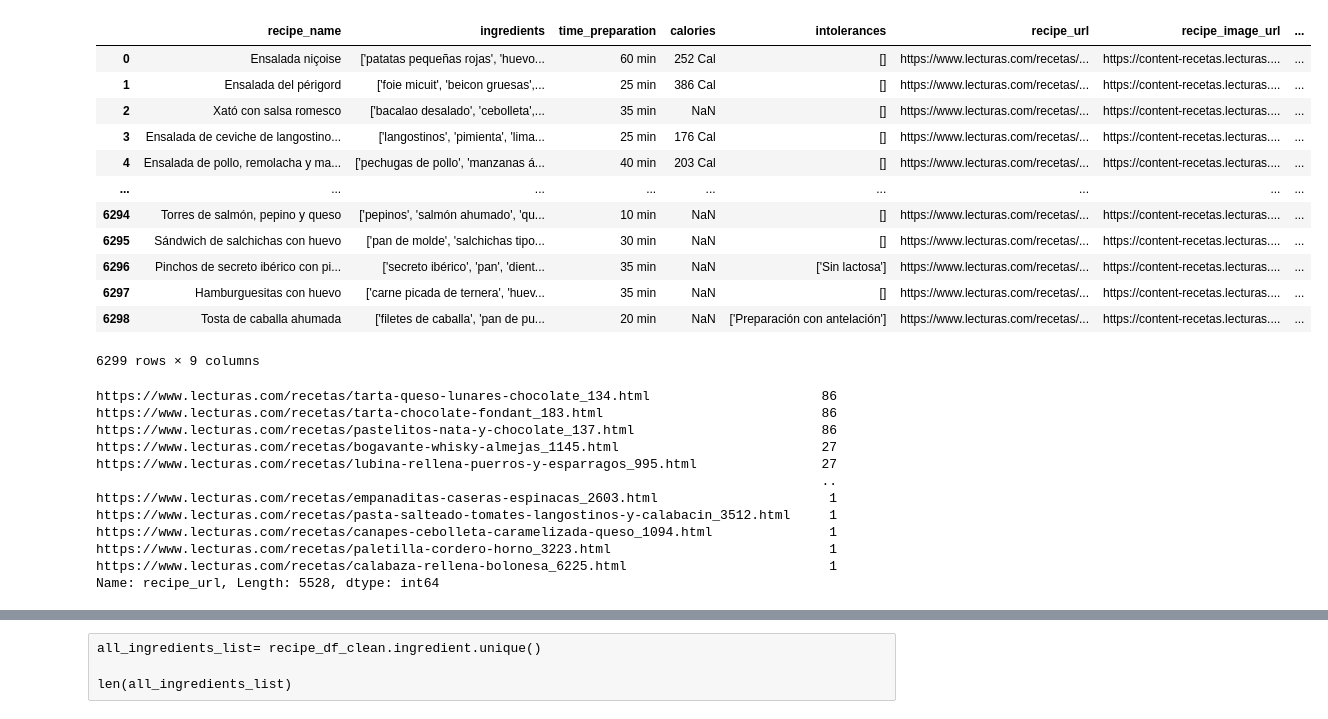
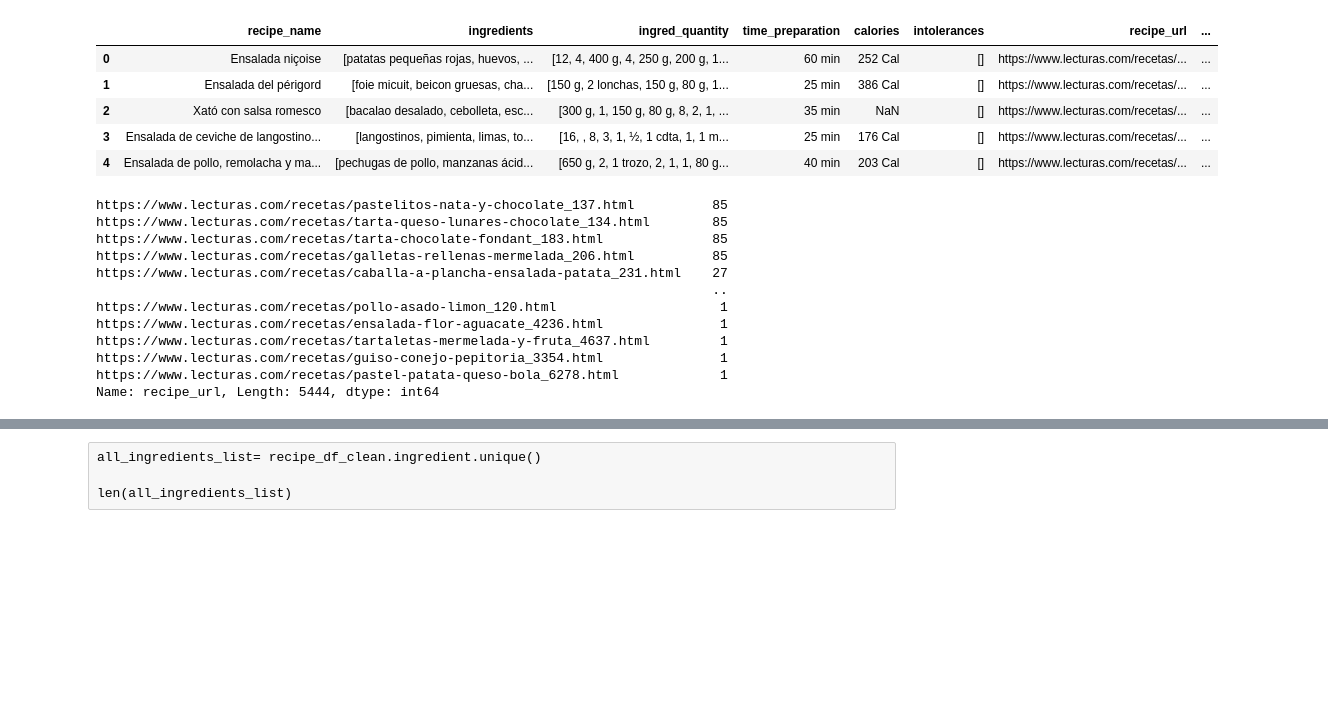
Before and after one commit to vkamg/Ironhack-Final-Project, a Jupyter notebook: notebooks/data_cleaning.ipynb, the cells around one changed output, grey strips where cells are left out. Drawn from its saved outputs; the diff is of its cells as text; code cells hidden in the pictures; blank space fills up the shorter version.

```diff
--- a/notebooks/data_cleaning.ipynb
+++ b/notebooks/data_cleaning.ipynb
@@ -3,5 +3,5 @@ import pandas as pd
 import re
 import ast
 # %%
-recipe_df = pd.read_csv('../data/raw/web_scraping_recipes.csv')
+recipe_df = pd.read_json('../data/raw/web_scraping_recipes_new.json')
 # %%
@@ -24,6 +17,13 @@ recipe_df
 #Lowercase
 # %%
 recipe_df["category"] = recipe_df["category"].str.lower()
+# %%
+def lowercase_ing(column):
+    ingredients_list = []
+    for ing in column:
+        result = ing.lower()
+        ingredients_list.append(result)
+    return ingredients_list
 # %%
-recipe_df["ingredients"] = recipe_df["ingredients"].str.lower()
+recipe_df["ingredients"] = recipe_df.apply(lambda x: lowercase_ing(x["ingredients"]), axis=1)
 # %%
@@ -40,2 +30,0 @@ normalize('brócoli')
-# %%
-recipe_df["ingredients_clean"] = recipe_df.apply(lambda x: normalize(x["ingredients"]), axis=1)
@@ -42,33 +40,26 @@ recipe_df["ingredients_clean"] = recipe_df.apply(lambda x: normalize(x["ingredie
 # %%
-recipe_df
+recipe_df.head()
 # %% [output]
-|  | recipe_name | ingredients | time_preparation | calories | intolerances | recipe_url | recipe_image_url | ... |
-| 0 | Ensalada niçoise | ['patatas pequeñas rojas', 'huevo... | 60 min | 252 Cal | [] | https://www.lecturas.com/recetas/... | https://content-recetas.lecturas.... | ... |
-| 1 | Ensalada del périgord | ['foie micuit', 'beicon gruesas',... | 25 min | 386 Cal | [] | https://www.lecturas.com/recetas/... | https://content-recetas.lecturas.... | ... |
-| 2 | Xató con salsa romesco | ['bacalao desalado', 'cebolleta',... | 35 min | NaN | [] | https://www.lecturas.com/recetas/... | https://content-recetas.lecturas.... | ... |
-| 3 | Ensalada de ceviche de langostino... | ['langostinos', 'pimienta', 'lima... | 25 min | 176 Cal | [] | https://www.lecturas.com/recetas/... | https://content-recetas.lecturas.... | ... |
-| 4 | Ensalada de pollo, remolacha y ma... | ['pechugas de pollo', 'manzanas á... | 40 min | 203 Cal | [] | https://www.lecturas.com/recetas/... | https://content-recetas.lecturas.... | ... |
-| ... | ... | ... | ... | ... | ... | ... | ... | ... |
-| 6294 | Torres de salmón, pepino y queso | ['pepinos', 'salmón ahumado', 'qu... | 10 min | NaN | [] | https://www.lecturas.com/recetas/... | https://content-recetas.lecturas.... | ... |
-| 6295 | Sándwich de salchichas con huevo | ['pan de molde', 'salchichas tipo... | 30 min | NaN | [] | https://www.lecturas.com/recetas/... | https://content-recetas.lecturas.... | ... |
-| 6296 | Pinchos de secreto ibérico con pi... | ['secreto ibérico', 'pan', 'dient... | 35 min | NaN | ['Sin lactosa'] | https://www.lecturas.com/recetas/... | https://content-recetas.lecturas.... | ... |
-| 6297 | Hamburguesitas con huevo | ['carne picada de ternera', 'huev... | 35 min | NaN | [] | https://www.lecturas.com/recetas/... | https://content-recetas.lecturas.... | ... |
-| 6298 | Tosta de caballa ahumada | ['filetes de caballa', 'pan de pu... | 20 min | NaN | ['Preparación con antelación'] | https://www.lecturas.com/recetas/... | https://content-recetas.lecturas.... | ... |
+|  | recipe_name | ingredients | ingred_quantity | time_preparation | calories | intolerances | recipe_url | ... |
+| 0 | Ensalada niçoise | [patatas pequeñas rojas, huevos, ... | [12, 4, 400 g, 4, 250 g, 200 g, 1... | 60 min | 252 Cal | [] | https://www.lecturas.com/recetas/... | ... |
+| 1 | Ensalada del périgord | [foie micuit, beicon gruesas, cha... | [150 g, 2 lonchas, 150 g, 80 g, 1... | 25 min | 386 Cal | [] | https://www.lecturas.com/recetas/... | ... |
+| 2 | Xató con salsa romesco | [bacalao desalado, cebolleta, esc... | [300 g, 1, 150 g, 80 g, 8, 2, 1, ... | 35 min | NaN | [] | https://www.lecturas.com/recetas/... | ... |
+| 3 | Ensalada de ceviche de langostino... | [langostinos, pimienta, limas, to... | [16, , 8, 3, 1, ½, 1 cdta, 1, 1 m... | 25 min | 176 Cal | [] | https://www.lecturas.com/recetas/... | ... |
+| 4 | Ensalada de pollo, remolacha y ma... | [pechugas de pollo, manzanas ácid... | [650 g, 2, 1 trozo, 2, 1, 1, 80 g... | 40 min | 203 Cal | [] | https://www.lecturas.com/recetas/... | ... |
-6299 rows × 9 columns
 # %%
 # Remove duplicates recipes
 # %%
 recipe_df["recipe_url"].value_counts()
 # %% [output]
-https://www.lecturas.com/recetas/tarta-queso-lunares-chocolate_134.html                      86
-https://www.lecturas.com/recetas/tarta-chocolate-fondant_183.html                            86
-https://www.lecturas.com/recetas/pastelitos-nata-y-chocolate_137.html                        86
-https://www.lecturas.com/recetas/bogavante-whisky-almejas_1145.html                          27
-https://www.lecturas.com/recetas/lubina-rellena-puerros-y-esparragos_995.html                27
-                                                                                             ..
-https://www.lecturas.com/recetas/empanaditas-caseras-espinacas_2603.html                      1
-https://www.lecturas.com/recetas/pasta-salteado-tomates-langostinos-y-calabacin_3512.html     1
-https://www.lecturas.com/recetas/canapes-cebolleta-caramelizada-queso_1094.html               1
-https://www.lecturas.com/recetas/paletilla-cordero-horno_3223.html                            1
-https://www.lecturas.com/recetas/calabaza-rellena-bolonesa_6225.html                          1
-Name: recipe_url, Length: 5528, dtype: int64
+https://www.lecturas.com/recetas/pastelitos-nata-y-chocolate_137.html          85
+https://www.lecturas.com/recetas/tarta-queso-lunares-chocolate_134.html        85
+https://www.lecturas.com/recetas/tarta-chocolate-fondant_183.html              85
+https://www.lecturas.com/recetas/galletas-rellenas-mermelada_206.html          85
+https://www.lecturas.com/recetas/caballa-a-plancha-ensalada-patata_231.html    27
+                                                                               ..
+https://www.lecturas.com/recetas/pollo-asado-limon_120.html                     1
+https://www.lecturas.com/recetas/ensalada-flor-aguacate_4236.html               1
+https://www.lecturas.com/recetas/tartaletas-mermelada-y-fruta_4637.html         1
+https://www.lecturas.com/recetas/guiso-conejo-pepitoria_3354.html               1
+https://www.lecturas.com/recetas/pastel-patata-queso-bola_6278.html             1
+Name: recipe_url, Length: 5444, dtype: int64
```
Also changed, not shown: parts of 42 cells of this notebook, 4 other files.
